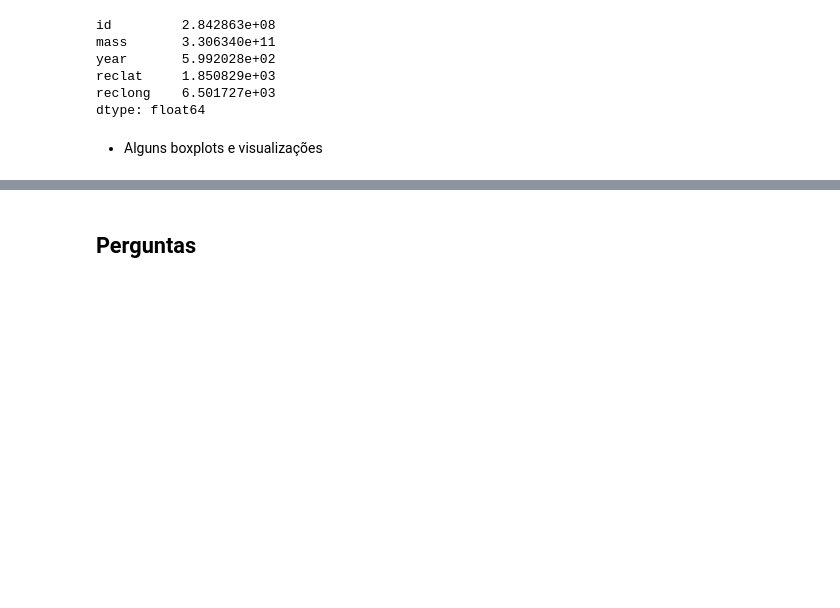
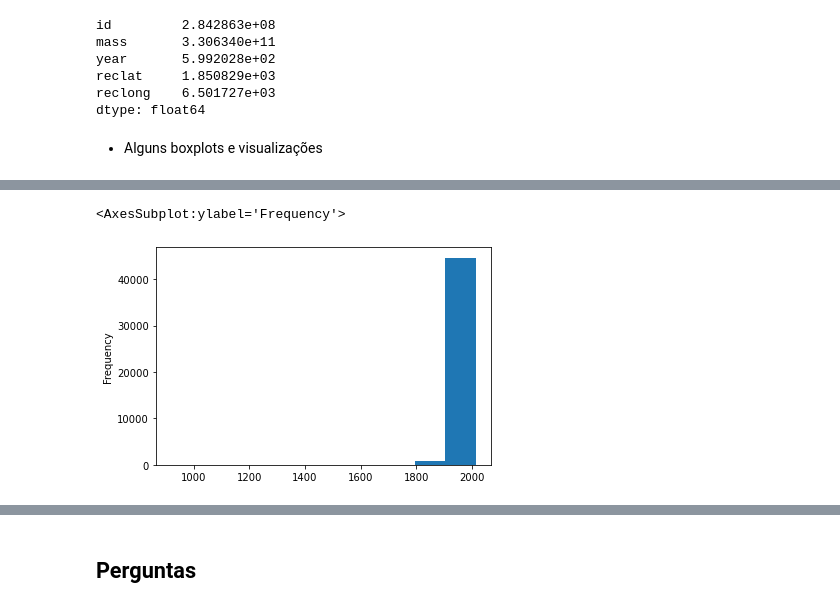
Before and after one commit to biabcaval/Projeto-ICD-analise-meteoros, a Jupyter notebook: relatório_final.ipynb, the cells around one changed output, grey strips where cells are left out. Saved outputs shown, nothing was run; the diff lists cells and outputs as text; code cells hidden in the pictures; blank space fills up the shorter version.

```diff
--- a/relatório_final.ipynb
+++ b/relatório_final.ipynb
@@ -184,0 +195,5 @@ dtype: float64
+# %%
+df1['year'].plot.hist() # Histograma da variável year
+# %% [output]
+<AxesSubplot:ylabel='Frequency'>
+[figure, added]
```
Also changed, not shown: parts of 5 cells of this notebook.
